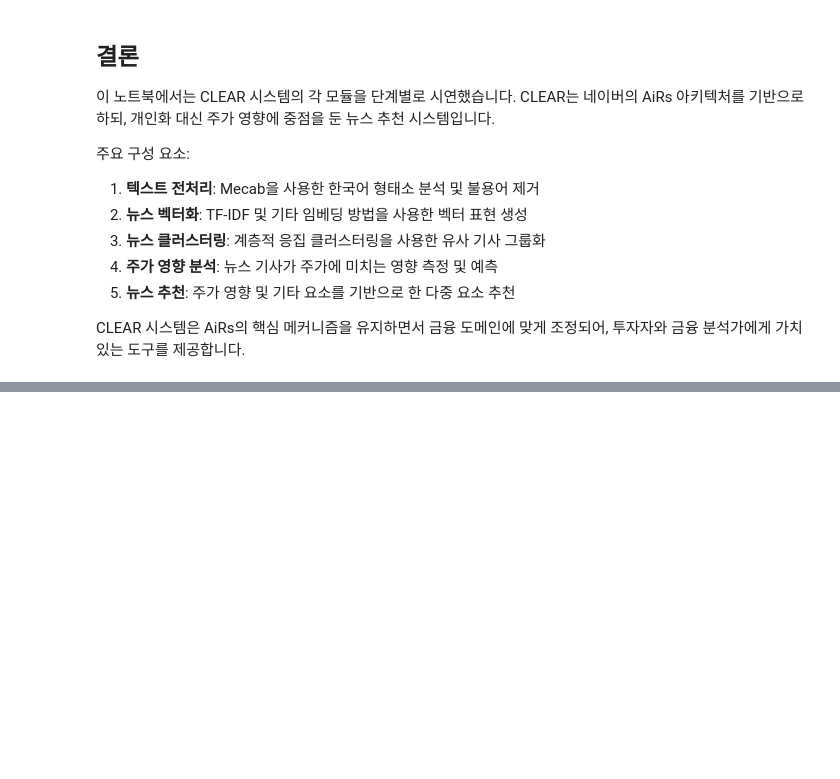
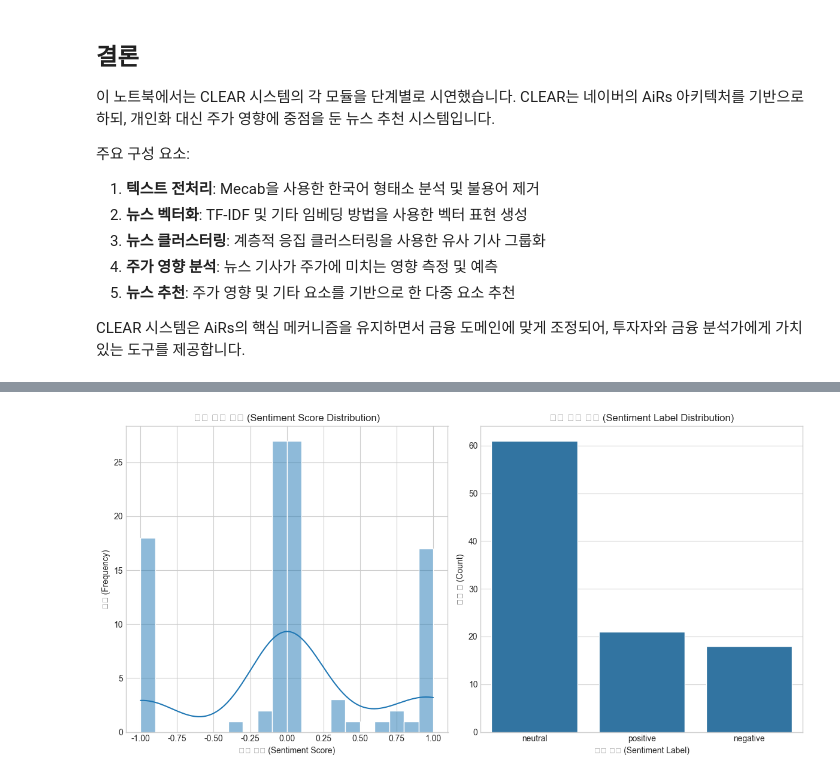
Before and after one commit to Kororu-lab/CLEAR, a Jupyter notebook: CLEAR_demo.ipynb, the cells around one changed output, grey strips where cells are left out. Saved outputs shown, nothing was run; the diff lists cells and outputs as text; code cells hidden in the pictures; blank space fills up the shorter version.

```diff
--- a/CLEAR_demo.ipynb
+++ b/CLEAR_demo.ipynb
@@ -963,0 +1038,10 @@ CLEAR 시스템은 AiRs의 핵심 메커니즘을 유지하면서 금융 도메
+# %%
+# KO-finbert를 이용한 한국어 금융 텍스트 분석기 초기화
+# Initialize Korean financial text analyzer with KO-finbert
+text_analyzer = KoreanFinancialTextAnalyzer(
+    use_finbert=True,  # KO-finbert 사용 (Use KO-finbert)
+    use_advanced_embeddings=False,  # 고급 임베딩 사용 안 함 (Don't use advanced embeddings)
+    cache_results=True  # 결과 캐싱 (Cache results)
+)
+
+print("한국어 금융 텍스트 분석기 초기화 완료 (Korean financial text analyzer initialized)")
@@ -963,0 +1111,48 @@ CLEAR 시스템은 AiRs의 핵심 메커니즘을 유지하면서 금융 도메
+# %%
+# 더 많은 뉴스 샘플에 대한 감성 분석 (Sentiment analysis for more news samples)
+sample_size = min(100, len(news_df))
+sample_df = news_df.sample(sample_size)
+
+# 감성 점수 계산 (Calculate sentiment scores)
+sentiment_scores = []
+sentiment_labels = []
+
+for title in sample_df['Title']:
+    try:
+        result = text_analyzer.analyze_text(title)
+        sentiment_scores.append(result['sentiment_score'])
+        sentiment_labels.append(result['sentiment_label'])
+    except:
+        # 간단한 감성 분석으로 대체 (Fallback to simple sentiment analysis)
+        result = text_analyzer._analyze_sentiment_simple(title)
+        sentiment_scores.append(result['sentiment_score'])
+        sentiment_labels.append(result['sentiment_label'])
+
+sample_df['sentiment_score'] = sentiment_scores
+sample_df['sentiment_label'] = sentiment_labels
+
+# 감성 분포 시각화 (Visualize sentiment distribution)
+import matplotlib.pyplot as plt
+import seaborn as sns
+
+plt.figure(figsize=(12, 6))
+
+# 감성 점수 히스토그램 (Sentiment score histogram)
+plt.subplot(1, 2, 1)
+sns.histplot(sample_df['sentiment_score'], bins=20, kde=True)
+plt.title('감성 점수 분포 (Sentiment Score Distribution)')
+plt.xlabel('감성 점수 (Sentiment Score)')
+plt.ylabel('빈도 (Frequency)')
+
+# 감성 라벨 카운트 (Sentiment label count)
+plt.subplot(1, 2, 2)
+label_counts = sample_df['sentiment_label'].value_counts()
+sns.barplot(x=label_counts.index, y=label_counts.values)
+plt.title('감성 라벨 분포 (Sentiment Label Distribution)')
+plt.xlabel('감성 라벨 (Sentiment Label)')
+plt.ylabel('뉴스 수 (Count)')
+
+plt.tight_layout()
+plt.show()
+# %% [output]
+[figure, added]
```
Also changed, not shown: parts of 44 cells of this notebook, 6 other files.
